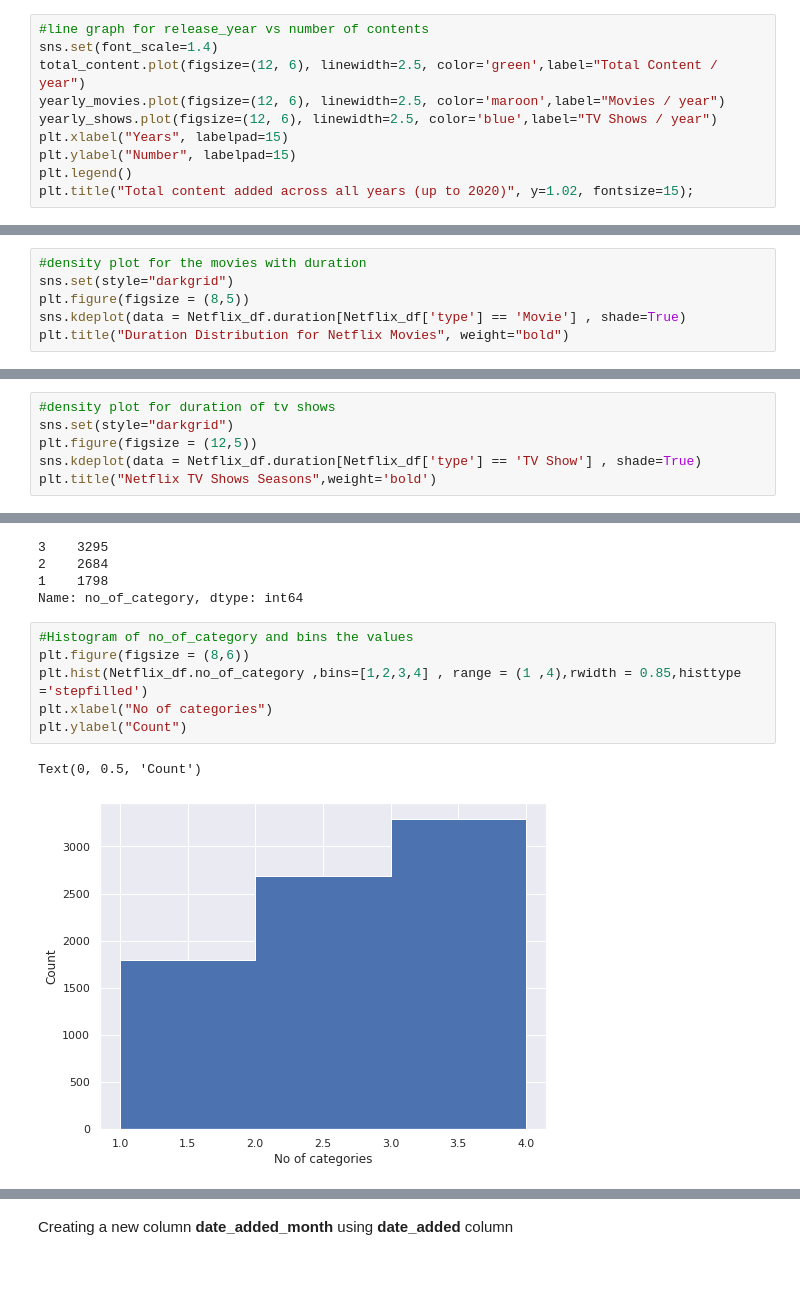
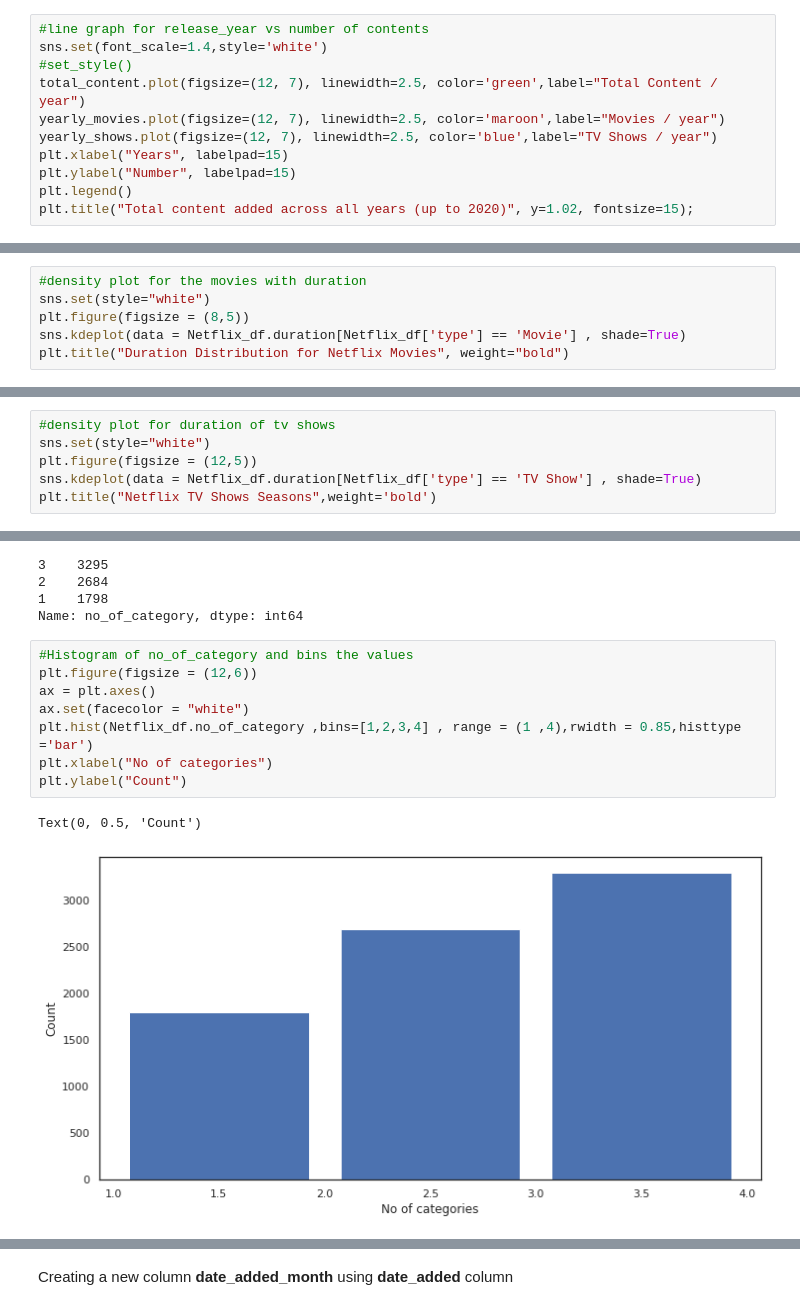
Before and after one commit to Akashjaiswall/Unsupervised-ML-project, a Jupyter notebook: NETFLIX_MOVIES_AND_TV_SHOWS_CLUSTERING.ipynb, the cells around one changed output, grey strips where cells are left out. Cells and saved outputs as stored; diff of their text form; blank space fills up the shorter version.

```diff
--- a/NETFLIX_MOVIES_AND_TV_SHOWS_CLUSTERING.ipynb
+++ b/NETFLIX_MOVIES_AND_TV_SHOWS_CLUSTERING.ipynb
@@ -375,10 +417,11 @@ yearly_shows=Netflix_df[Netflix_df.type =='Movie']['release_year'].value_counts(
 total_content=Netflix_df['release_year'].value_counts().sort_index(ascending=False).head(15)
 # %%
 #line graph for release_year vs number of contents
-sns.set(font_scale=1.4)
-total_content.plot(figsize=(12, 6), linewidth=2.5, color='green',label="Total Content / year")
-yearly_movies.plot(figsize=(12, 6), linewidth=2.5, color='maroon',label="Movies / year")
-yearly_shows.plot(figsize=(12, 6), linewidth=2.5, color='blue',label="TV Shows / year")
+sns.set(font_scale=1.4,style='white')
+#set_style()
+total_content.plot(figsize=(12, 7), linewidth=2.5, color='green',label="Total Content / year")
+yearly_movies.plot(figsize=(12, 7), linewidth=2.5, color='maroon',label="Movies / year")
+yearly_shows.plot(figsize=(12, 7), linewidth=2.5, color='blue',label="TV Shows / year")
 plt.xlabel("Years", labelpad=15)
 plt.ylabel("Number", labelpad=15)
 plt.legend()
@@ -777,7 +822,7 @@ Netflix_df.duration.value_counts().to_frame().T
 Now we will look into the duration of Netflix films. Since movies are measured in time and shows are measured by seasons, we need to do analysis of both separately for better understanding.
 # %%
 #density plot for the movies with duration
-sns.set(style="darkgrid")
+sns.set(style="white")
 plt.figure(figsize = (8,5))
 sns.kdeplot(data = Netflix_df.duration[Netflix_df['type'] == 'Movie'] , shade=True)
 plt.title("Duration Distribution for Netflix Movies", weight="bold")
@@ -798,7 +843,7 @@ TV Show    2400
 Name: type, dtype: int64
 # %%
 #density plot for duration of tv shows
-sns.set(style="darkgrid")
+sns.set(style="white")
 plt.figure(figsize = (12,5))
 sns.kdeplot(data = Netflix_df.duration[Netflix_df['type'] == 'TV Show'] , shade=True)
 plt.title("Netflix TV Shows Seasons",weight='bold')
@@ -1044,11 +1079,13 @@ Netflix_df.no_of_category.value_counts()
 Name: no_of_category, dtype: int64
 # %%
 #Histogram of no_of_category and bins the values
-plt.figure(figsize = (8,6))
-plt.hist(Netflix_df.no_of_category ,bins=[1,2,3,4] , range = (1 ,4),rwidth = 0.85,histtype ='stepfilled')
+plt.figure(figsize = (12,6))
+ax = plt.axes()
+ax.set(facecolor = "white")
+plt.hist(Netflix_df.no_of_category ,bins=[1,2,3,4] , range = (1 ,4),rwidth = 0.85,histtype ='bar')
 plt.xlabel("No of categories")
 plt.ylabel("Count")
 # %% [output]
 Text(0, 0.5, 'Count')
-[figure, old version]
+[figure, new version]
 # %% [markdown]
```
Also changed, not shown: parts of 117 cells of this notebook.
